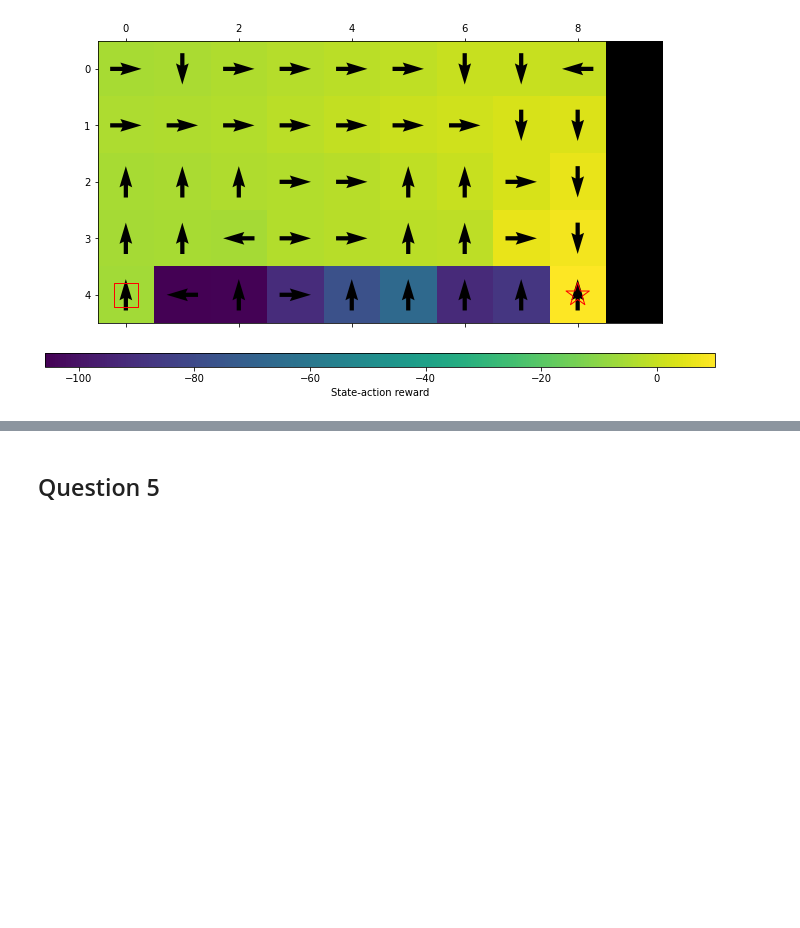
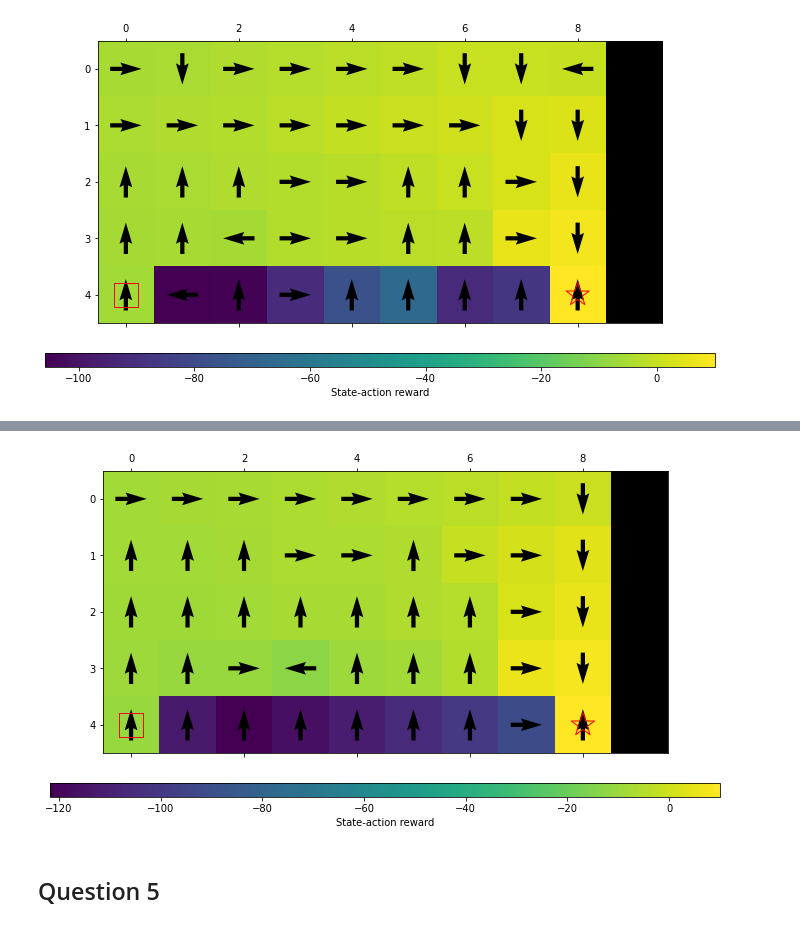
Before and after one commit to AlejandroSantorum/MPhil_MLMI_Cambridge, a Jupyter notebook: MLMI7-Reinforcement_Learning/Practical/code/coursework.ipynb, the cells around one changed output, grey strips where cells are left out. Saved outputs shown, nothing was run; the diff lists cells and outputs as text; code cells hidden in the pictures; blank space fills up the shorter version.

```diff
--- a/MLMI7-Reinforcement_Learning/Practical/code/coursework.ipynb
+++ b/MLMI7-Reinforcement_Learning/Practical/code/coursework.ipynb
@@ -365,2 +379,7 @@ plt.show()
+# %%
+plot_vp(model, V_sarsa, pi_sarsa)
+plt.show()
+# %% [output]
+[figure, added]
 # %% [markdown]
 ## Question 5
```
Also changed, not shown: parts of 3 cells of this notebook, 10 other files.
